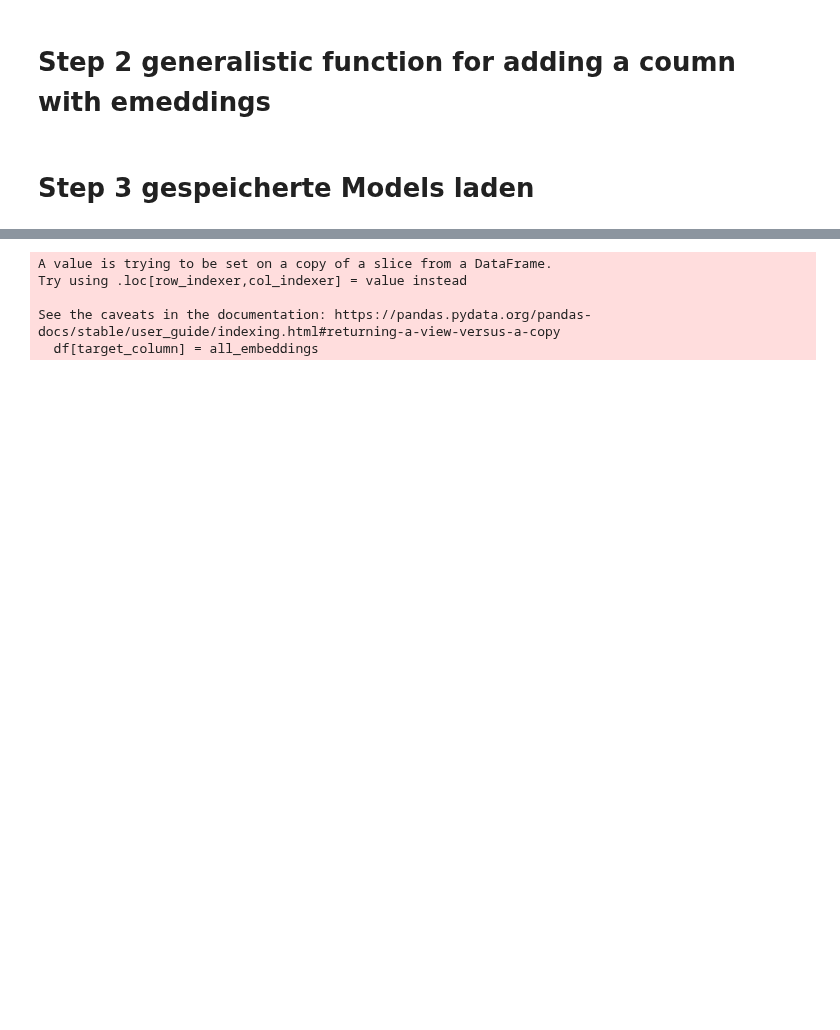
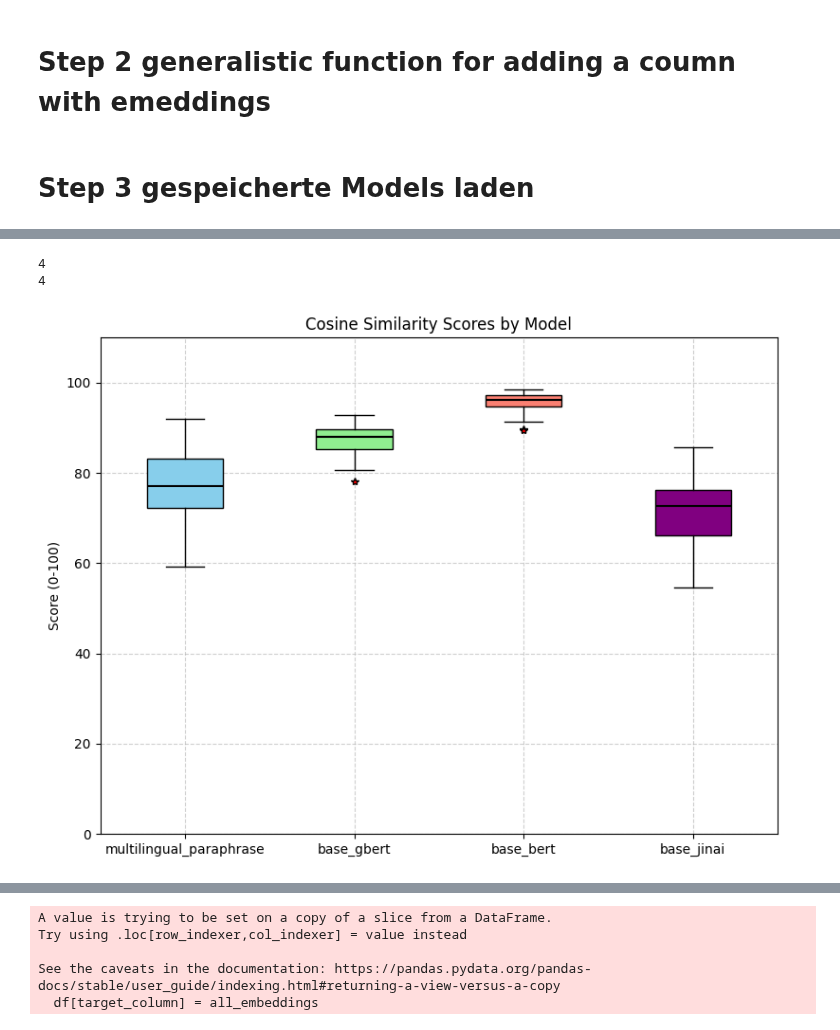
Before and after one commit to Nils7291/NLP_Contract_Checker, a Jupyter notebook: notebooks/04_labeling.ipynb, the cells around one changed output, grey strips where cells are left out. Drawn from its saved outputs; the diff is of its cells as text; code cells hidden in the pictures; blank space fills up the shorter version.

Commit message:
labeling new

```diff
--- a/notebooks/04_labeling.ipynb
+++ b/notebooks/04_labeling.ipynb
@@ -50,3 +131,28 @@ model_selected = model_paraphrase
 # %%
-display(train_data_unlabeled.head())
+import matplotlib.pyplot as plt
+
+print(len(scores))
+model_names = models_dict.keys()
+print(len(model_names))
+box_colors = ['skyblue', 'lightgreen', 'salmon','purple']
+
+# Plot
+fig, ax = plt.subplots(figsize=(8, 6))
+boxprops = dict(markerfacecolor='red', marker='*', linestyle='-', linewidth=1.5)
+medianprops = dict(color='black', linewidth=1.5)
+
+bp = ax.boxplot(scores, patch_artist=True, labels=model_names, flierprops=boxprops, medianprops=medianprops)
+
+# Farben setzen
+for patch, color in zip(bp['boxes'], box_colors):
+    patch.set_facecolor(color)
+
+# Titel und Achsen
+ax.set_title('Cosine Similarity Scores by Model')
+ax.set_ylabel('Score (0-100)')
+ax.set_ylim(0, 110)
+
+plt.grid(True, linestyle='--', alpha=0.6)
+plt.tight_layout()
+plt.show()
 # %% [output]
@@ -58,0 +159,3 @@ display(train_data_unlabeled.head())
+4
+4
+[figure, added]
```
Also changed, not shown: parts of 11 cells of this notebook.
